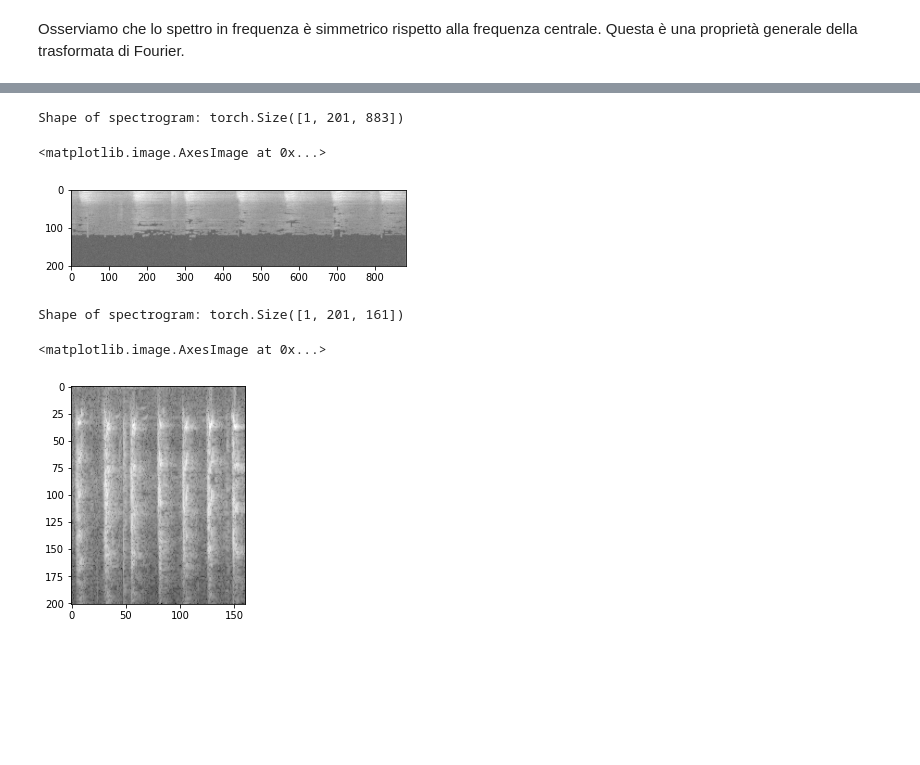
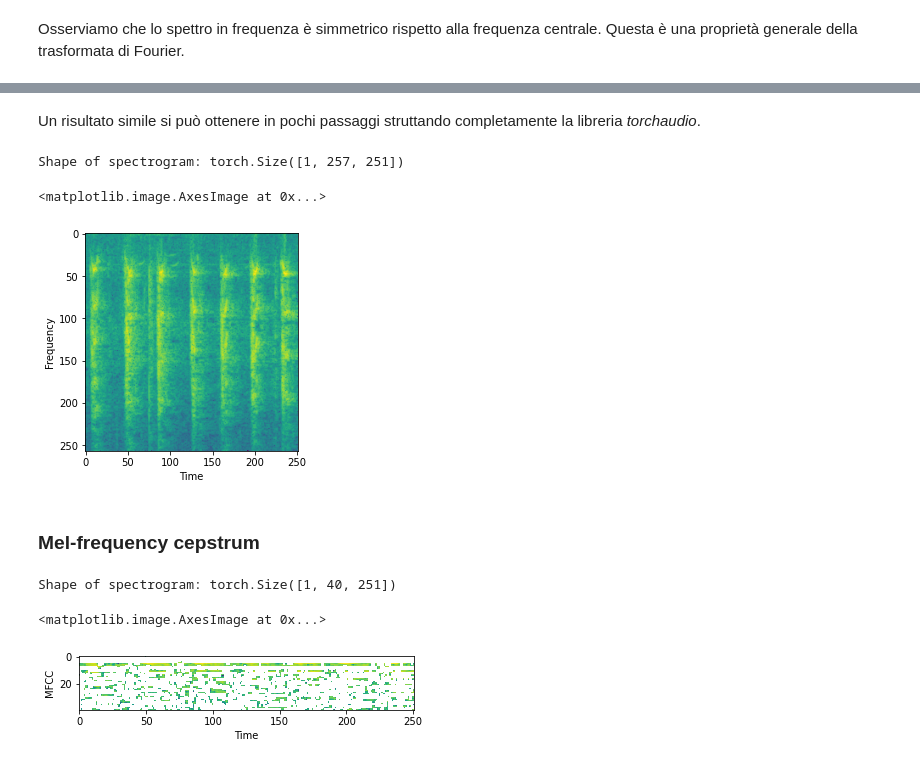
Before and after one commit to CodingTomo/TE-UrbanSound8K, a Jupyter notebook: TE_UrbanSound8K.ipynb, the cells around one changed output, grey strips where cells are left out. Saved outputs shown, nothing was run; the diff lists cells and outputs as text; code cells hidden in the pictures; blank space fills up the shorter version.

```diff
--- a/TE_UrbanSound8K.ipynb
+++ b/TE_UrbanSound8K.ipynb
@@ -209,22 +211,31 @@ array([4.19533986e-04, 2.11908944e-08, 4.22382494e-04, 4.19509422e-04,
+# %% [markdown]
+Un risultato simile si può ottenere in pochi passaggi struttando completamente la libreria *torchaudio*.
 # %%
-specgram = torchaudio.transforms.Spectrogram()(waveform_mono)
+specgram = torchaudio.transforms.Spectrogram(n_fft = 512, hop_length = 128)(waveform_mono_8K)
 
 print("Shape of spectrogram: {}".format(specgram.size()))
 
 plt.figure()
-plt.imshow(specgram.log2()[0,:,:].numpy(), cmap='gray')
+plt.xlabel('Time')
+plt.ylabel('Frequency')
+plt.imshow(specgram.log10()[0,:,:].numpy())
 # %% [output]
-Shape of spectrogram: torch.Size([1, 201, 883])
+Shape of spectrogram: torch.Size([1, 257, 251])
 <matplotlib.image.AxesImage at 0x...>
-[figure, old version]
+[figure, new version]
+# %% [markdown]
+### Mel-frequency cepstrum
 # %%
-specgram = torchaudio.transforms.Spectrogram()(waveform_mono_8K)
+melkwargs={'n_fft': 512, 'hop_length': 128}
+specgram = torchaudio.transforms.MFCC(sample_rate= sample_rate, n_mfcc=40, melkwargs=melkwargs)(waveform_mono_8K)
 
 print("Shape of spectrogram: {}".format(specgram.size()))
 
 plt.figure()
-plt.imshow(specgram.log2()[0,:,:].numpy(), cmap='gray')
+plt.xlabel('Time')
+plt.ylabel('MFCC')
+plt.imshow(specgram.log10()[0,:,:].numpy())
 # %% [output]
-Shape of spectrogram: torch.Size([1, 201, 161])
+Shape of spectrogram: torch.Size([1, 40, 251])
 <matplotlib.image.AxesImage at 0x...>
-[figure, old version]
+[figure, new version]
```
Also changed, not shown: parts of 11 cells of this notebook.
